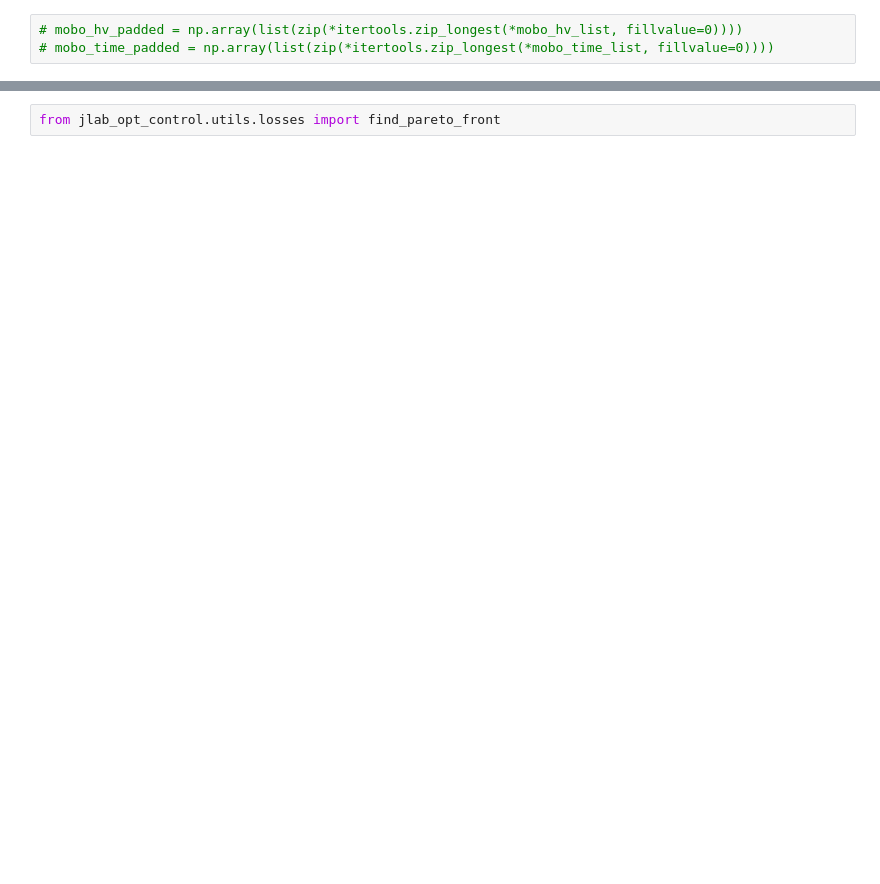
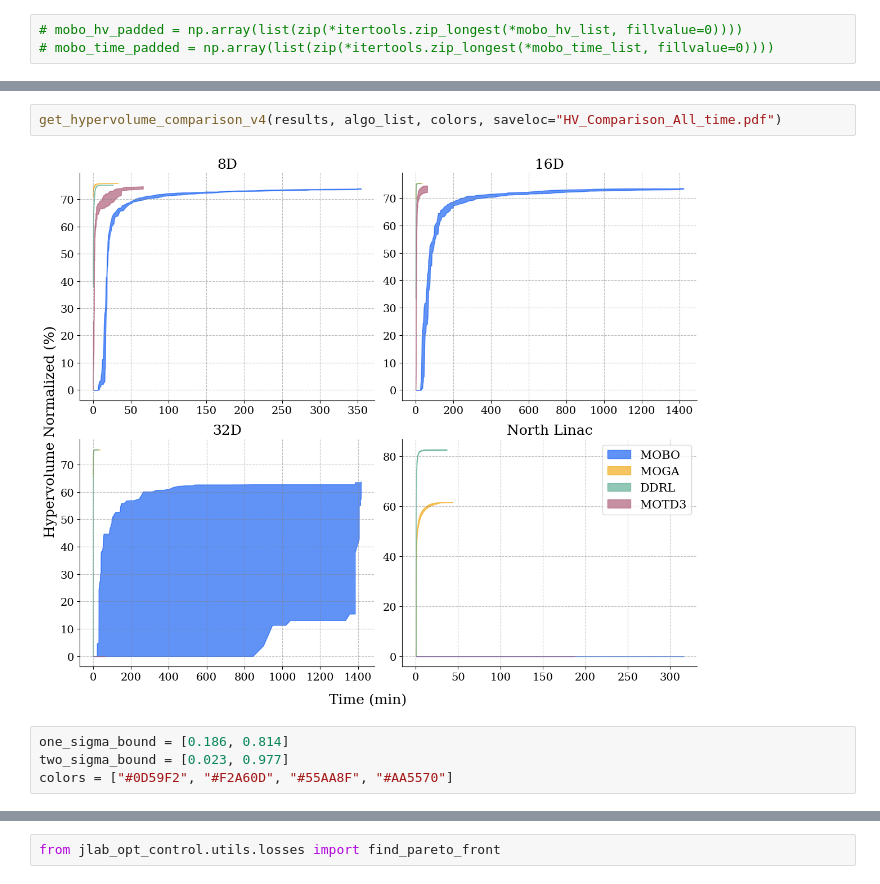
Before and after one commit to JeffersonLab/SciOptControlToolkit, a Jupyter notebook: jlab_opt_control/drivers/paper_drivers/paper_figures_v2.ipynb, the cells around one changed output, grey strips where cells are left out. Saved outputs shown, nothing was run; the diff lists cells and outputs as text; blank space fills up the shorter version.

```diff
--- a/jlab_opt_control/drivers/paper_drivers/paper_figures_v2.ipynb
+++ b/jlab_opt_control/drivers/paper_drivers/paper_figures_v2.ipynb
@@ -289,0 +426,8 @@ DDRL  Max HV:  34.499
+# %%
+get_hypervolume_comparison_v4(results, algo_list, colors, saveloc="HV_Comparison_All_time.pdf")
+# %% [output]
+[figure, added]
+# %%
+one_sigma_bound = [0.186, 0.814]
+two_sigma_bound = [0.023, 0.977]
+colors = ["#0D59F2", "#F2A60D", "#55AA8F", "#AA5570"]
```
Also changed, not shown: parts of 41 cells of this notebook, 2 other files.
